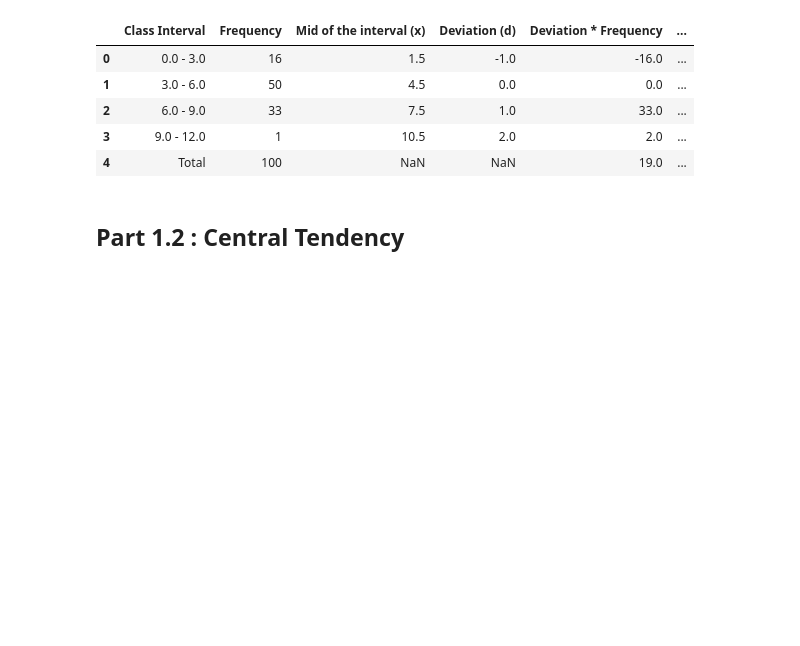
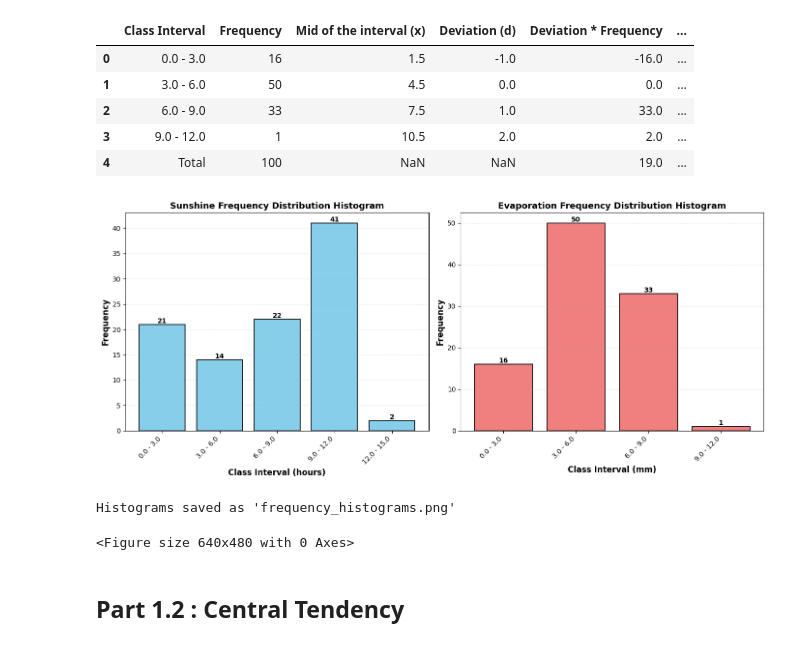
Before and after one commit to NotAlpha45/Statistics_Term_Paper, a Jupyter notebook: analysis.ipynb, the cells around one changed output. Saved outputs shown, nothing was run; the diff lists cells and outputs as text; code cells hidden in the pictures; blank space fills up the shorter version.

Commit message:
Add frequency histogram image generated by Matplotlib

```diff
--- a/analysis.ipynb
+++ b/analysis.ipynb
@@ -187,6 +187,53 @@ Evaporation Frequency Distribution Table:
 | 2 | 6.0 - 9.0 | 33 | 7.5 | 1.0 | 33.0 | ... |
 | 3 | 9.0 - 12.0 | 1 | 10.5 | 2.0 | 2.0 | ... |
 | 4 | Total | 100 | NaN | NaN | 19.0 | ... |
+# %%
+# Create histograms for Sunshine and Evaporation frequency distributions
+fig, (ax1, ax2) = plt.subplots(1, 2, figsize=(14, 6))
+
+# Sunshine Histogram
+sunshine_intervals = sunshine_freq_table['Class Interval'][:-1]  # Exclude 'Total' row
+sunshine_frequencies = sunshine_freq_table['Frequency'][:-1]
+x_pos_s = np.arange(len(sunshine_intervals))
+
+ax1.bar(x_pos_s, sunshine_frequencies, color='skyblue', edgecolor='black', linewidth=1.2)
+ax1.set_xlabel('Class Interval (hours)', fontsize=12, fontweight='bold')
+ax1.set_ylabel('Frequency', fontsize=12, fontweight='bold')
+ax1.set_title('Sunshine Frequency Distribution Histogram', fontsize=13, fontweight='bold')
+ax1.set_xticks(x_pos_s)
+ax1.set_xticklabels(sunshine_intervals, rotation=45, ha='right')
+ax1.grid(axis='y', alpha=0.3, linestyle='--')
+
+# Add frequency labels on top of bars
+for i, freq in enumerate(sunshine_frequencies):
+    ax1.text(i, freq, str(int(freq)), ha='center', va='bottom', fontweight='bold')
+
+# Evaporation Histogram
+evaporation_intervals = evaporation_freq_table['Class Interval'][:-1]  # Exclude 'Total' row
+evaporation_frequencies = evaporation_freq_table['Frequency'][:-1]
+x_pos_e = np.arange(len(evaporation_intervals))
+
+ax2.bar(x_pos_e, evaporation_frequencies, color='lightcoral', edgecolor='black', linewidth=1.2)
+ax2.set_xlabel('Class Interval (mm)', fontsize=12, fontweight='bold')
+ax2.set_ylabel('Frequency', fontsize=12, fontweight='bold')
+ax2.set_title('Evaporation Frequency Distribution Histogram', fontsize=13, fontweight='bold')
+ax2.set_xticks(x_pos_e)
+ax2.set_xticklabels(evaporation_intervals, rotation=45, ha='right')
+ax2.grid(axis='y', alpha=0.3, linestyle='--')
+
+# Add frequency labels on top of bars
+for i, freq in enumerate(evaporation_frequencies):
+    ax2.text(i, freq, str(int(freq)), ha='center', va='bottom', fontweight='bold')
+
+plt.tight_layout()
+plt.show()
+plt.savefig("frequency_histograms.png")
+
+print("Histograms saved as 'frequency_histograms.png'")
+# %% [output]
+[figure, added]
+Histograms saved as 'frequency_histograms.png'
+<Figure size 640x480 with 0 Axes>
 # %%
 # Export tables to excel files
 sunshine_freq_table.to_excel("sunshine_frequency_distribution.xlsx", index=False)
```
Also changed, not shown: 1 other file.
